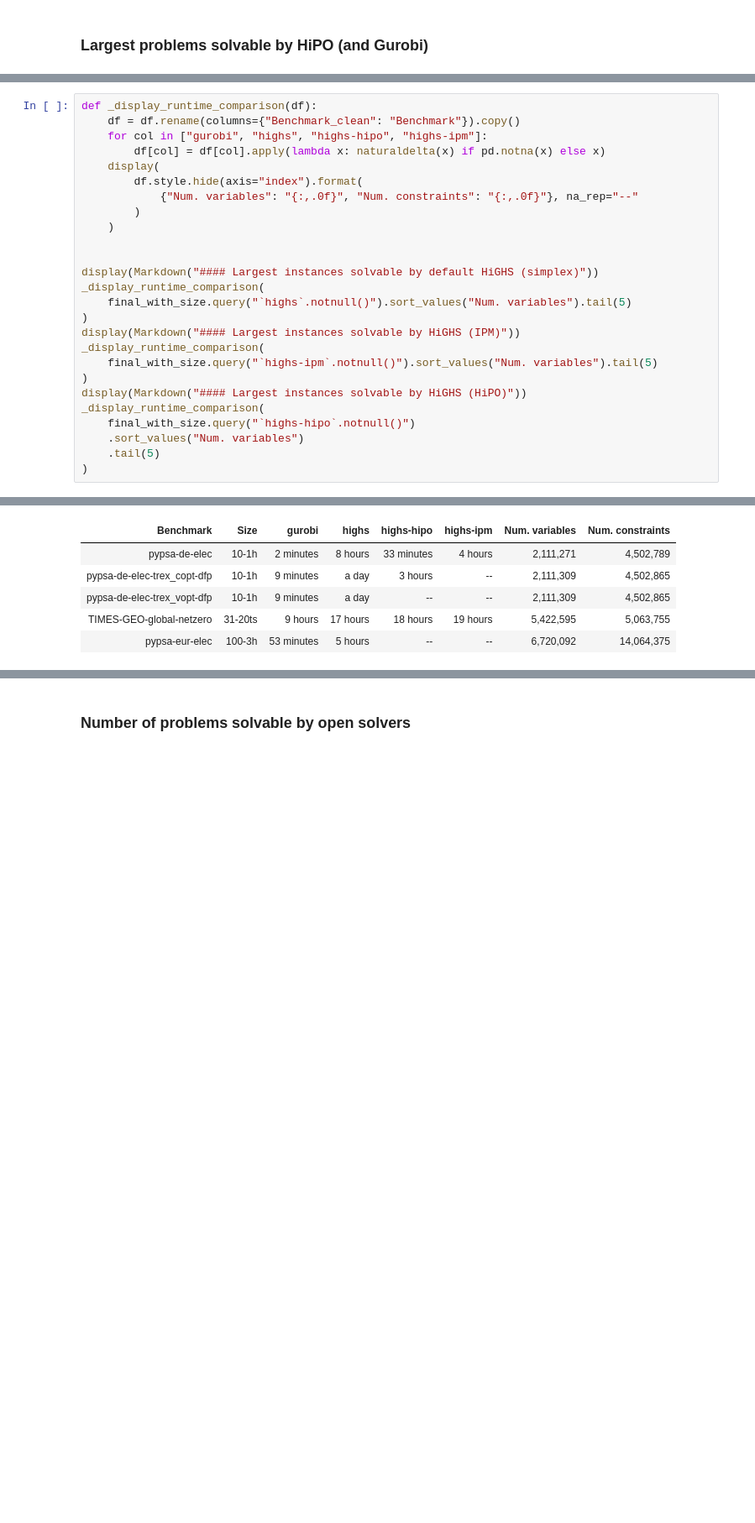
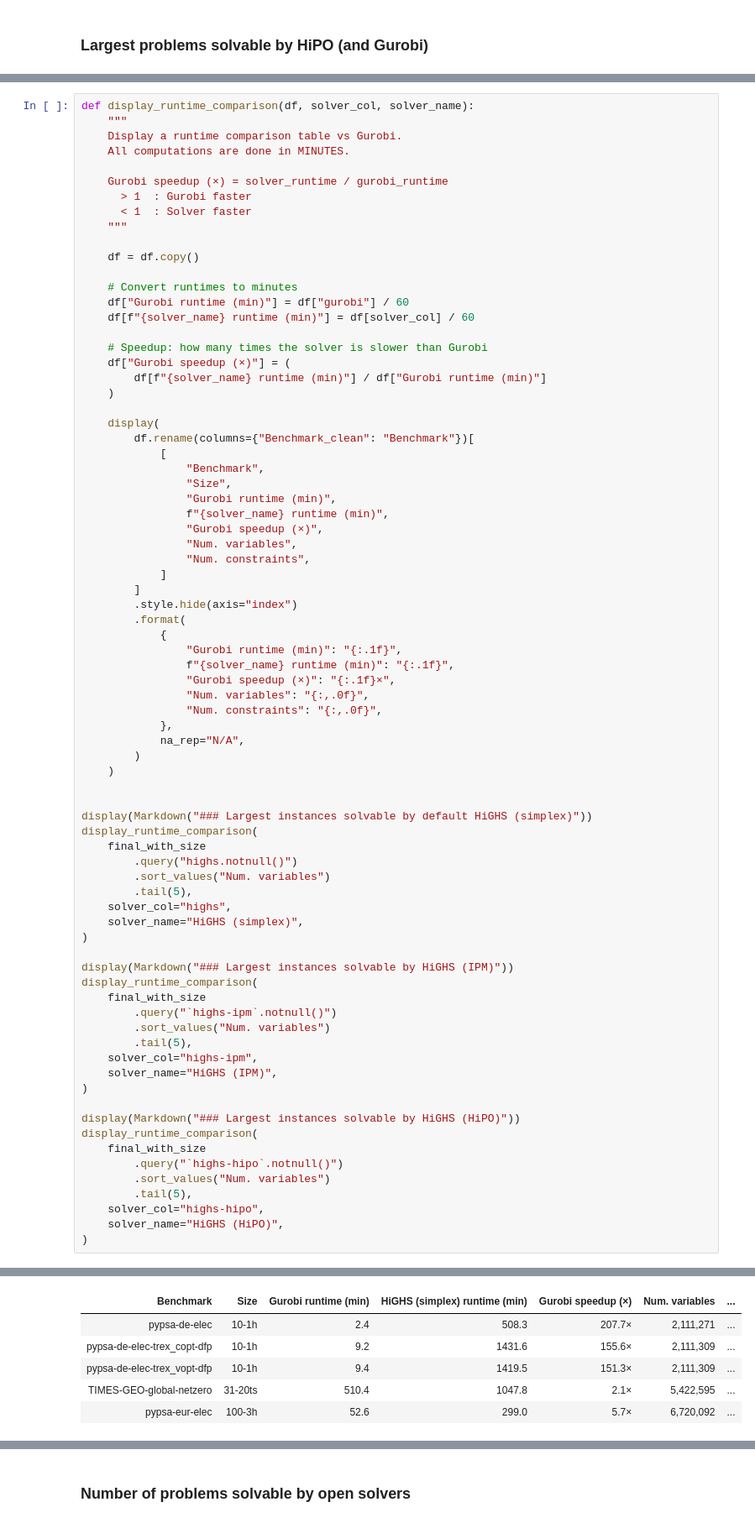
Before and after one commit to open-energy-transition/solver-benchmark, a Jupyter notebook: notebooks/analyze-hipo-runs.ipynb, the cells around one changed output, grey strips where cells are left out. Shown at 84% size. Saved outputs shown, nothing was run; the diff lists cells and outputs as text; blank space fills up the shorter version.

Commit message:
Remove unnecessary cells and fix Gurobi vs HiGHS variants tables

```diff
--- a/notebooks/analyze-hipo-runs.ipynb
+++ b/notebooks/analyze-hipo-runs.ipynb
@@ -676,27 +587,78 @@ Largest 5 benchmarks solved by Gurobi
 # %%
-def _display_runtime_comparison(df):
-    df = df.rename(columns={"Benchmark_clean": "Benchmark"}).copy()
-    for col in ["gurobi", "highs", "highs-hipo", "highs-ipm"]:
-        df[col] = df[col].apply(lambda x: naturaldelta(x) if pd.notna(x) else x)
+def display_runtime_comparison(df, solver_col, solver_name):
+    """
+    Display a runtime comparison table vs Gurobi.
+    All computations are done in MINUTES.
+
+    Gurobi speedup (×) = solver_runtime / gurobi_runtime
+      > 1  : Gurobi faster
+      < 1  : Solver faster
+    """
+
+    df = df.copy()
+
+    # Convert runtimes to minutes
+    df["Gurobi runtime (min)"] = df["gurobi"] / 60
+    df[f"{solver_name} runtime (min)"] = df[solver_col] / 60
+
+    # Speedup: how many times the solver is slower than Gurobi
+    df["Gurobi speedup (×)"] = (
+        df[f"{solver_name} runtime (min)"] / df["Gurobi runtime (min)"]
+    )
+
     display(
-        df.style.hide(axis="index").format(
-            {"Num. variables": "{:,.0f}", "Num. constraints": "{:,.0f}"}, na_rep="--"
+        df.rename(columns={"Benchmark_clean": "Benchmark"})[
+            [
+                "Benchmark",
+                "Size",
+                "Gurobi runtime (min)",
+                f"{solver_name} runtime (min)",
+                "Gurobi speedup (×)",
+                "Num. variables",
+                "Num. constraints",
+            ]
+        ]
+        .style.hide(axis="index")
+        .format(
+            {
+                "Gurobi runtime (min)": "{:.1f}",
+                f"{solver_name} runtime (min)": "{:.1f}",
+                "Gurobi speedup (×)": "{:.1f}×",
+                "Num. variables": "{:,.0f}",
+                "Num. constraints": "{:,.0f}",
+            },
+            na_rep="N/A",
         )
     )
 
 
-display(Markdown("#### Largest instances solvable by default HiGHS (simplex)"))
-_display_runtime_comparison(
-    final_with_size.query("`highs`.notnull()").sort_values("Num. variables").tail(5)
+display(Markdown("### Largest instances solvable by default HiGHS (simplex)"))
+display_runtime_comparison(
+    final_with_size
+        .query("highs.notnull()")
+        .sort_values("Num. variables")
+        .tail(5),
+    solver_col="highs",
+    solver_name="HiGHS (simplex)",
 )
-display(Markdown("#### Largest instances solvable by HiGHS (IPM)"))
-_display_runtime_comparison(
-    final_with_size.query("`highs-ipm`.notnull()").sort_values("Num. variables").tail(5)
+
+display(Markdown("### Largest instances solvable by HiGHS (IPM)"))
+display_runtime_comparison(
+    final_with_size
+        .query("`highs-ipm`.notnull()")
+        .sort_values("Num. variables")
+        .tail(5),
+    solver_col="highs-ipm",
+    solver_name="HiGHS (IPM)",
 )
-display(Markdown("#### Largest instances solvable by HiGHS (HiPO)"))
-_display_runtime_comparison(
-    final_with_size.query("`highs-hipo`.notnull()")
-    .sort_values("Num. variables")
-    .tail(5)
+
+display(Markdown("### Largest instances solvable by HiGHS (HiPO)"))
+display_runtime_comparison(
+    final_with_size
+        .query("`highs-hipo`.notnull()")
+        .sort_values("Num. variables")
+        .tail(5),
+    solver_col="highs-hipo",
+    solver_name="HiGHS (HiPO)",
 )
 # %% [output]
@@ -704,6 +666,6 @@ _display_runtime_comparison(
-| Benchmark | Size | gurobi | highs | highs-hipo | highs-ipm | Num. variables | Num. constraints |
-| pypsa-de-elec | 10-1h | 2 minutes | 8 hours | 33 minutes | 4 hours | 2,111,271 | 4,502,789 |
-| pypsa-de-elec-trex_copt-dfp | 10-1h | 9 minutes | a day | 3 hours | -- | 2,111,309 | 4,502,865 |
-| pypsa-de-elec-trex_vopt-dfp | 10-1h | 9 minutes | a day | -- | -- | 2,111,309 | 4,502,865 |
-| TIMES-GEO-global-netzero | 31-20ts | 9 hours | 17 hours | 18 hours | 19 hours | 5,422,595 | 5,063,755 |
-| pypsa-eur-elec | 100-3h | 53 minutes | 5 hours | -- | -- | 6,720,092 | 14,064,375 |
+| Benchmark | Size | Gurobi runtime (min) | HiGHS (simplex) runtime (min) | Gurobi speedup (×) | Num. variables | ... |
+| pypsa-de-elec | 10-1h | 2.4 | 508.3 | 207.7× | 2,111,271 | ... |
+| pypsa-de-elec-trex_copt-dfp | 10-1h | 9.2 | 1431.6 | 155.6× | 2,111,309 | ... |
+| pypsa-de-elec-trex_vopt-dfp | 10-1h | 9.4 | 1419.5 | 151.3× | 2,111,309 | ... |
+| TIMES-GEO-global-netzero | 31-20ts | 510.4 | 1047.8 | 2.1× | 5,422,595 | ... |
+| pypsa-eur-elec | 100-3h | 52.6 | 299.0 | 5.7× | 6,720,092 | ... |
```
Also changed, not shown: parts of 6 cells of this notebook.
